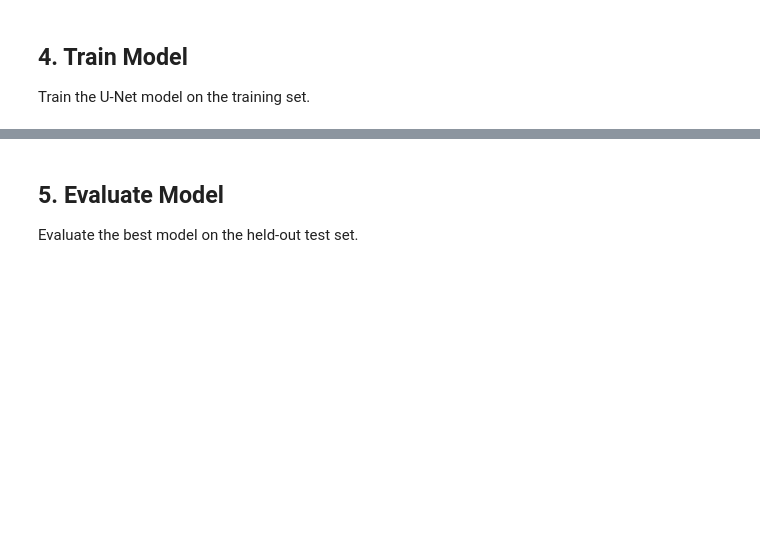
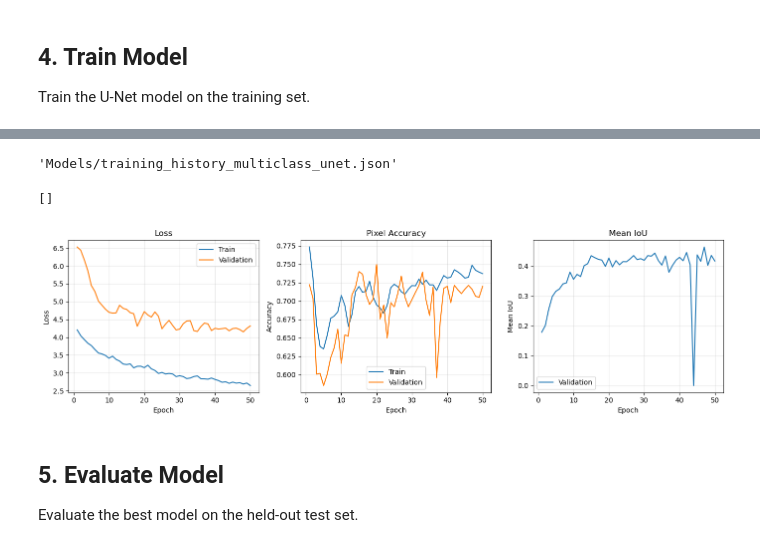
Before and after one commit to ajs0428/NYS_Wetlands_DL, a Jupyter notebook: Python_Code_Analysis/DL_Pipeline_v2/wetland_pipeline.ipynb, the cells around one changed output, grey strips where cells are left out. Saved outputs shown, nothing was run; the diff lists cells and outputs as text; code cells hidden in the pictures; blank space fills up the shorter version.

```diff
--- a/Python_Code_Analysis/DL_Pipeline_v2/wetland_pipeline.ipynb
+++ b/Python_Code_Analysis/DL_Pipeline_v2/wetland_pipeline.ipynb
@@ -63,7 +63,7 @@ MODELS_DIR = PROJECT_ROOT / "Models"
 EPOCHS = 50
 BATCH_SIZE = 16
 LEARNING_RATE = 1e-4
-BASE_FILTERS = 64  # 32 for local (M1), 64 for HPC
+BASE_FILTERS = 32  # 32 for local (M1), 64 for HPC
 DEPTH = 4          # 4 for local, 5 for HPC
 NUM_WORKERS = 4    # Set to 0 if issues on Mac
 SEED = 420
@@ -383,6 +523,14 @@ history = train_module.train(
 # %%
 with open(PROJECT_ROOT / f"Models/training_history_{CLASSIFICATION_MODE}_{ARCHITECTURE}.json", 'r') as file:
         history = json.load(file)
+
+f"Models/training_history_{CLASSIFICATION_MODE}_{ARCHITECTURE}.json"
+# %% [output]
+'Models/training_history_multiclass_unet.json'
+# %%
+history["train_iou"]
+# %% [output]
+[]
 # %%
 # Plot training history
 fig, axes = plt.subplots(1, 3, figsize=(14, 4))
@@ -391,34 +539,36 @@ epochs_range = range(1, len(history['train_loss']) + 1)
 
 # Loss
 axes[0].plot(epochs_range, history['train_loss'], label='Train')
 axes[0].plot(epochs_range, history['val_loss'], label='Validation')
 axes[0].set_xlabel('Epoch')
 axes[0].set_ylabel('Loss')
 axes[0].set_title('Loss')
 axes[0].legend()
 axes[0].grid(True, alpha=0.3)
 
 # Accuracy
 axes[1].plot(epochs_range, history['train_accuracy'], label='Train')
 axes[1].plot(epochs_range, history['val_accuracy'], label='Validation')
 axes[1].set_xlabel('Epoch')
 axes[1].set_ylabel('Accuracy')
 axes[1].set_title('Pixel Accuracy')
 axes[1].legend()
 axes[1].grid(True, alpha=0.3)
 
 # IoU
-axes[2].plot(epochs_range, history['train_iou'], label='Train')
+# axes[2].plot(epochs_range, history['train_iou'], label='Train')
 axes[2].plot(epochs_range, history['val_iou'], label='Validation')
 axes[2].set_xlabel('Epoch')
 axes[2].set_ylabel('Mean IoU')
 axes[2].set_title('Mean IoU')
 axes[2].legend()
 axes[2].grid(True, alpha=0.3)
 
 plt.tight_layout()
 plt.savefig(MODELS_DIR / f'training_curves{MODE_SUFFIX}.png', dpi=150)
 plt.show()
+# %% [output]
+[figure, added]
 # %% [markdown]
 ## 5. Evaluate Model
 
```
Also changed, not shown: parts of 13 cells of this notebook, 4 other files.
